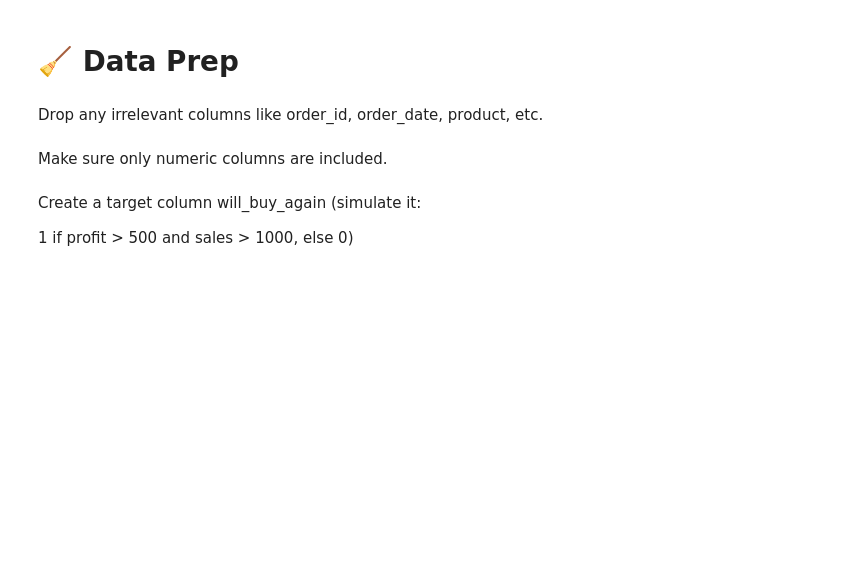
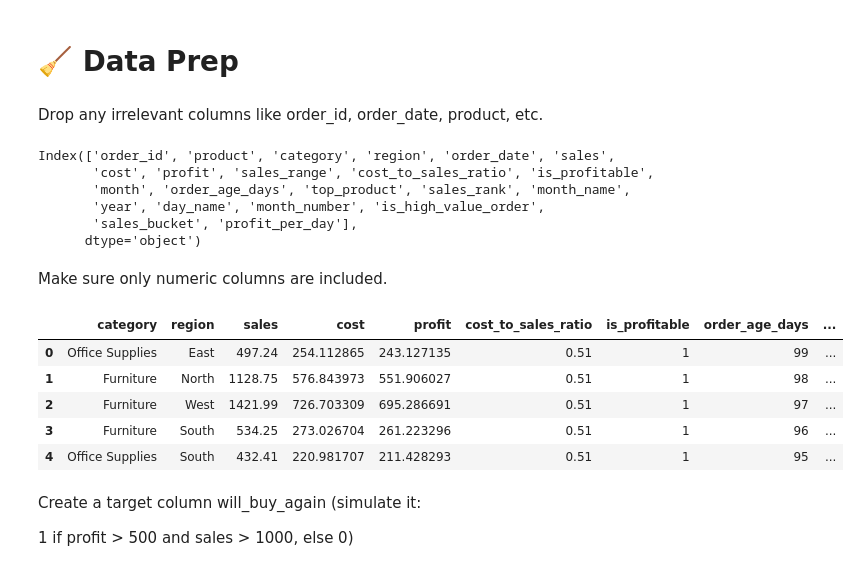
Before and after one commit to pratapjay/Sales_Data-Analytics, a Jupyter notebook: Sales_insights.ipynb, the cells around one changed output. Cells and saved outputs as stored; diff of their text form; code cells hidden in the pictures; blank space fills up the shorter version.

```diff
--- a/Sales_insights.ipynb
+++ b/Sales_insights.ipynb
@@ -1093,8 +1081,33 @@ All features ready to feed into a model
 # **🧹 Data Prep**
 # %% [markdown]
 Drop any irrelevant columns like order_id, order_date, product, etc.
+# %%
+df.columns
+# %% [output]
+Index(['order_id', 'product', 'category', 'region', 'order_date', 'sales',
+       'cost', 'profit', 'sales_range', 'cost_to_sales_ratio', 'is_profitable',
+       'month', 'order_age_days', 'top_product', 'sales_rank', 'month_name',
+       'year', 'day_name', 'month_number', 'is_high_value_order',
+       'sales_bucket', 'profit_per_day'],
+      dtype='object')
+# %%
+columns_to_drop = [
+    'order_id', 'order_date', 'product', 'month', 'month_name', 'day_name',
+    'sales_range', 'sales_bucket', 'top_product'
+]
+
+df= df.drop(columns=columns_to_drop)
 # %% [markdown]
 Make sure only numeric columns are included.
+# %%
+df.head()
+# %% [output]
+|  | category | region | sales | cost | profit | cost_to_sales_ratio | is_profitable | order_age_days | ... |
+| 0 | Office Supplies | East | 497.24 | 254.112865 | 243.127135 | 0.51 | 1 | 99 | ... |
+| 1 | Furniture | North | 1128.75 | 576.843973 | 551.906027 | 0.51 | 1 | 98 | ... |
+| 2 | Furniture | West | 1421.99 | 726.703309 | 695.286691 | 0.51 | 1 | 97 | ... |
+| 3 | Furniture | South | 534.25 | 273.026704 | 261.223296 | 0.51 | 1 | 96 | ... |
+| 4 | Office Supplies | South | 432.41 | 220.981707 | 211.428293 | 0.51 | 1 | 95 | ... |
 # %% [markdown]
 Create a target column will_buy_again (simulate it:
 
```
Also changed, not shown: parts of 5 cells of this notebook.
